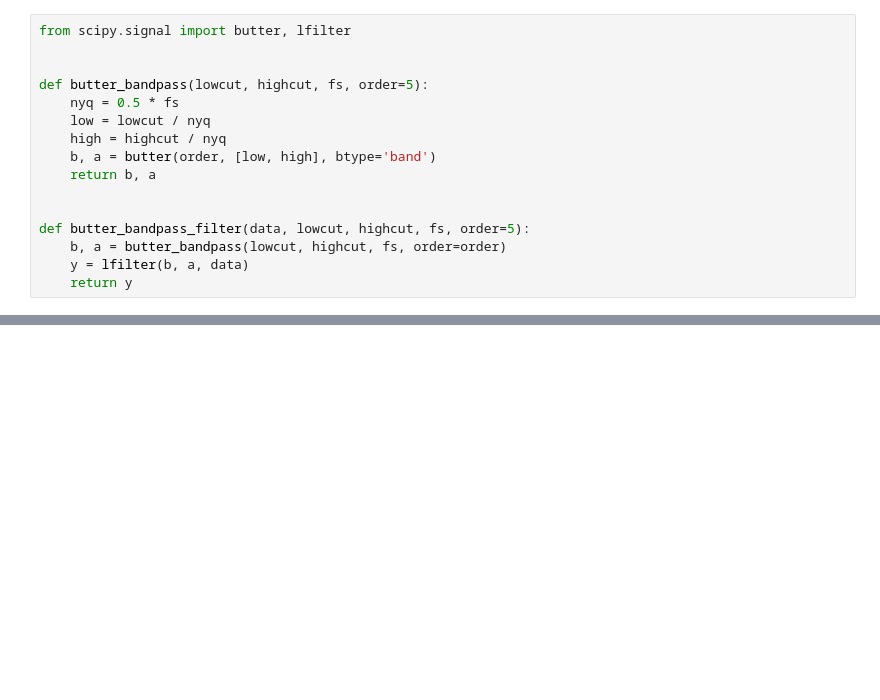
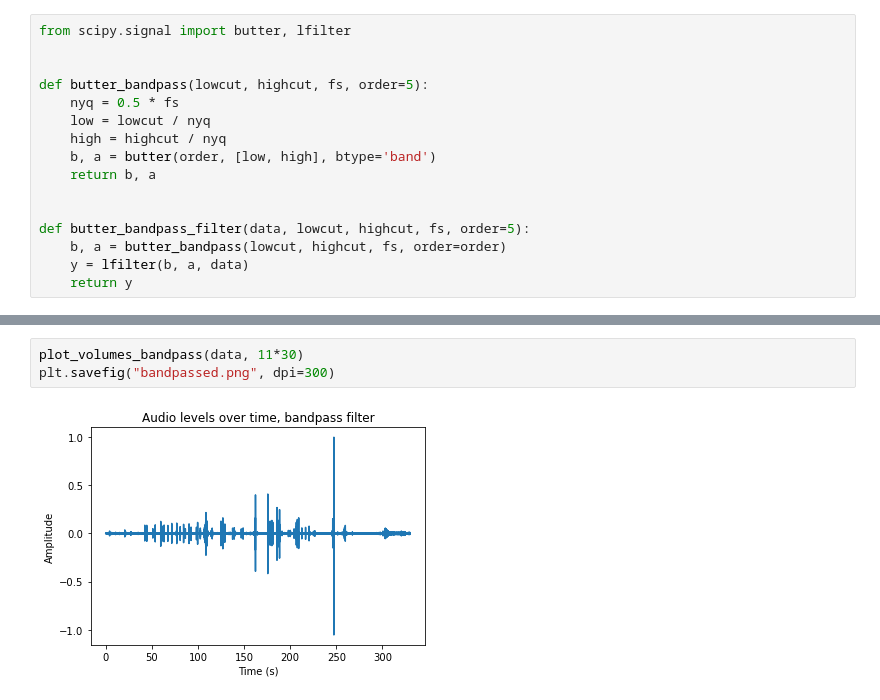
Before and after one commit to mvanaltvorst/bhc-audio-analysis, a Jupyter notebook: Untitled.ipynb, the cells around one changed output, grey strips where cells are left out. Drawn from its saved outputs; the diff is of its cells as text; blank space fills up the shorter version.

```diff
--- a/Untitled.ipynb
+++ b/Untitled.ipynb
@@ -142,0 +188,5 @@ plot_volumes_bandpass(data)
+# %%
+plot_volumes_bandpass(data, 11*30)
+plt.savefig("bandpassed.png", dpi=300)
+# %% [output]
+[figure, added]
```
Also changed, not shown: parts of 7 cells of this notebook, 2 other files.
